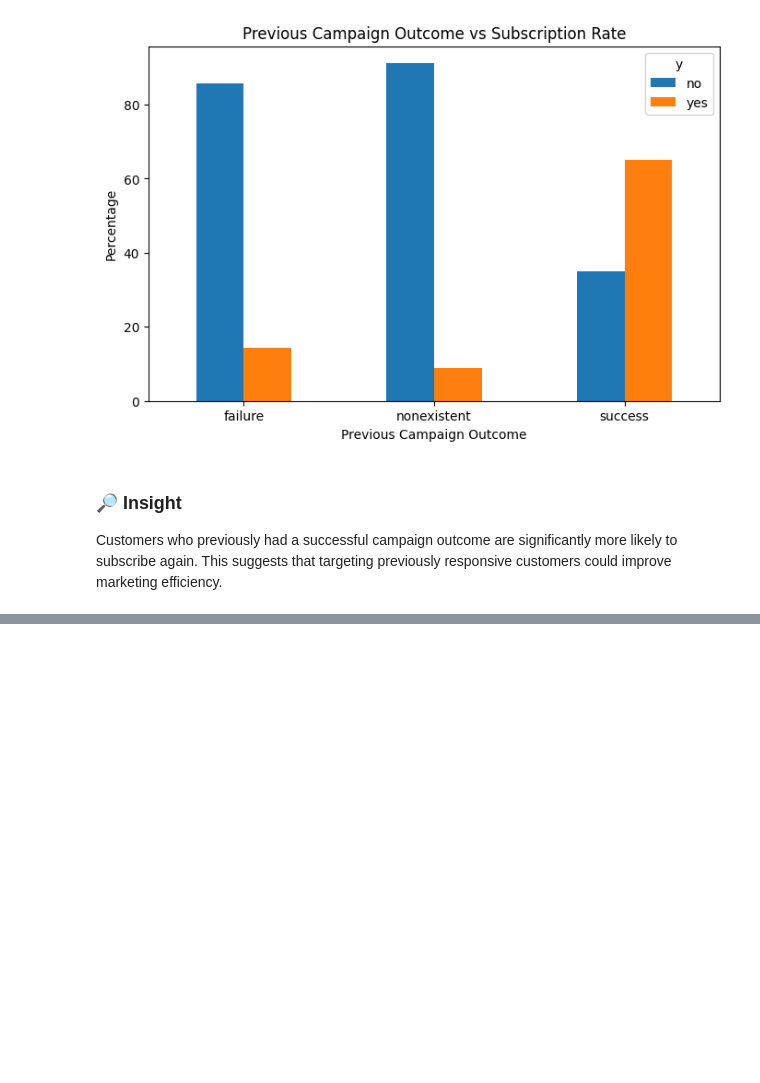
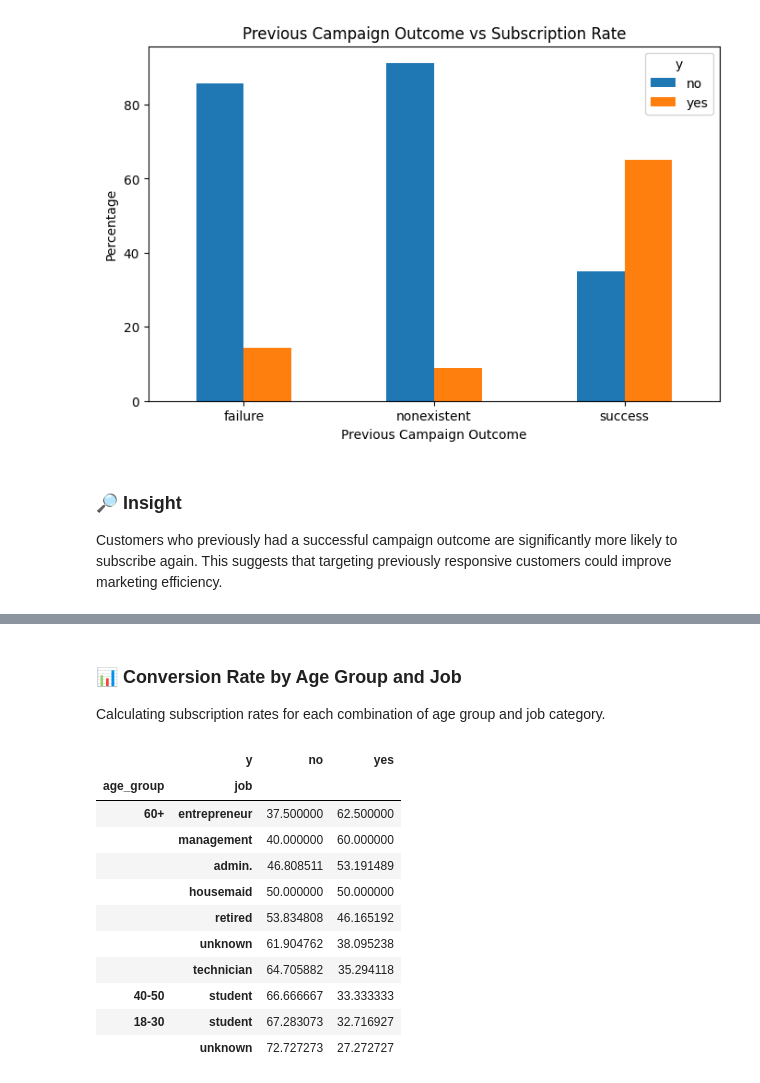
Before and after one commit to srikrishna725/data-analysis-portfolio, a Jupyter notebook: notebooks/analysis.ipynb, the cells around one changed output, grey strips where cells are left out. Drawn from its saved outputs; the diff is of its cells as text; code cells hidden in the pictures; blank space fills up the shorter version.

```diff
--- a/notebooks/analysis.ipynb
+++ b/notebooks/analysis.ipynb
@@ -206,0 +231,25 @@ This suggests that targeting previously responsive customers could improve marke
+# %% [markdown]
+### 📊 Conversion Rate by Age Group and Job
+
+Calculating subscription rates for each combination of age group and job category.
+# %%
+age_job_conversion = pd.crosstab(
+    [df['age_group'], df['job']],
+    df['y'],
+    normalize='index'
+) * 100
+
+age_job_conversion.sort_values(by='yes', ascending=False).head(10)
+# %% [output]
+|  | y | no | yes |
+| age_group | job |  |  |
+| 60+ | entrepreneur | 37.500000 | 62.500000 |
+|  | management | 40.000000 | 60.000000 |
+|  | admin. | 46.808511 | 53.191489 |
+|  | housemaid | 50.000000 | 50.000000 |
+|  | retired | 53.834808 | 46.165192 |
+|  | unknown | 61.904762 | 38.095238 |
+|  | technician | 64.705882 | 35.294118 |
+| 40-50 | student | 66.666667 | 33.333333 |
+| 18-30 | student | 67.283073 | 32.716927 |
+|  | unknown | 72.727273 | 27.272727 |
```
Also changed, not shown: parts of 7 cells of this notebook.
